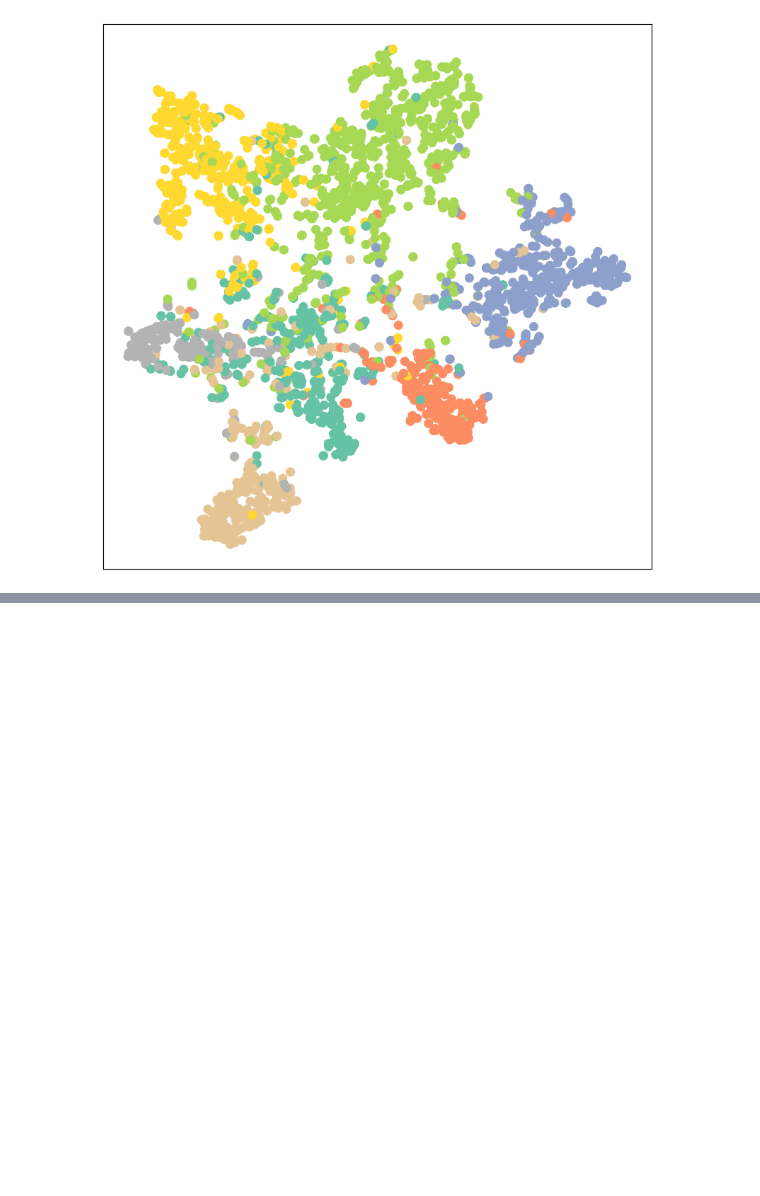
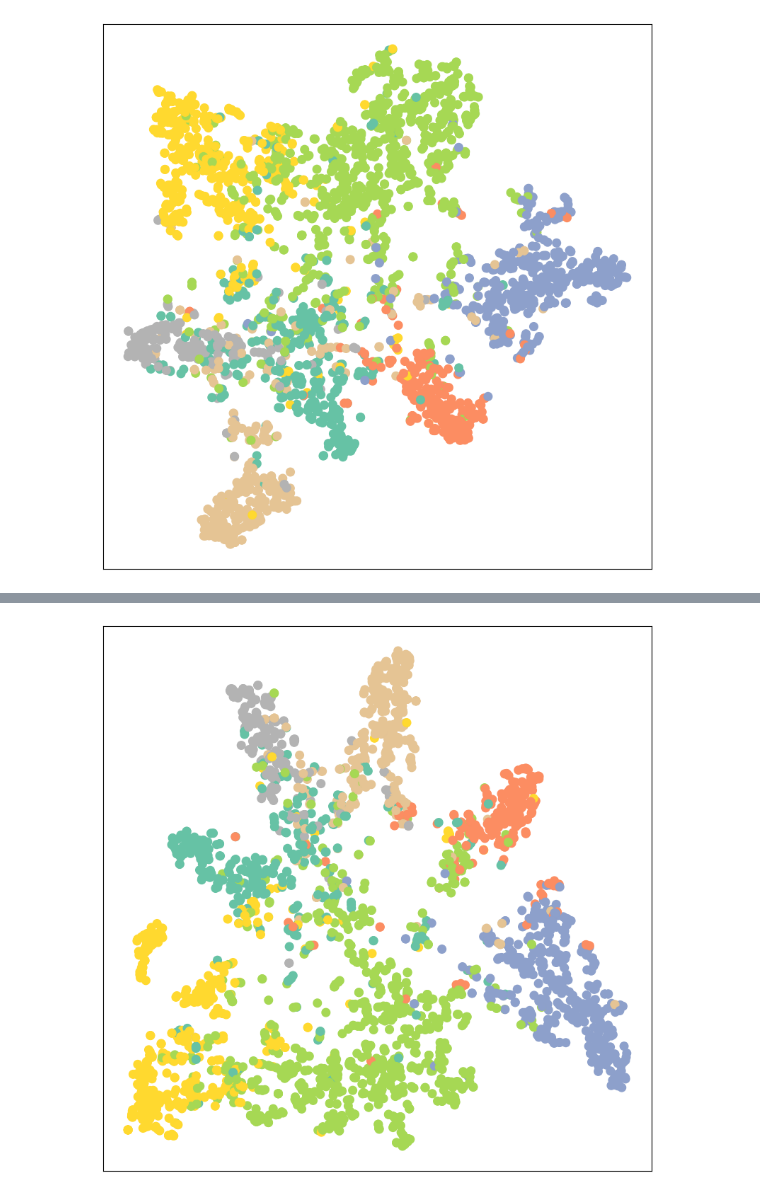
Before and after one commit to filipebcsilva/GCN-TUTORIAL, a Jupyter notebook: planetoid.ipynb, the cells around one changed output, grey strips where cells are left out. Cells and saved outputs as stored; diff of their text form; code cells hidden in the pictures; blank space fills up the shorter version.

```diff
--- a/planetoid.ipynb
+++ b/planetoid.ipynb
@@ -250,0 +289,37 @@ visualize(out, color=data.y)
+# %%
+import copy
+
+model_gat = GAT()
+
+criterion = torch.nn.CrossEntropyLoss()
+optimizer = torch.optim.Adam([
+    dict(params=model_gat.gat1.parameters(), weight_decay=5e-4),
+    dict(params=model_gat.gat2.parameters(), weight_decay=0)
+], lr=0.005)
+
+train_losses = []
+val_losses = []
+
+best_val_acc = 0.0
+best_weights = None
+best_epoch = 0
+
+for epoch in range(250):
+    loss , acc = train(model_gat, optimizer, criterion)
+
+    val_los, val_acc = evaluate(model_gat,criterion)
+
+    train_losses.append(loss)
+    val_losses.append(val_los)
+
+    if val_acc > best_val_acc:
+        best_val_acc = val_acc
+        best_weights = copy.deepcopy(model_gat.state_dict())
+        best_epoch = epoch
+
+    if epoch % 10 == 0:
+        print(f'Epoch {epoch:>3} | Loss: {loss:.2f} | ValLoss: {val_los:.2f} | Acc: {acc*100:.2f}%')
+
+
+model_gat.load_state_dict(best_weights)
+print(f'Best validation accuracy: {best_val_acc:.4f} at epoch {best_epoch}')
@@ -250,0 +361,7 @@ visualize(out, color=data.y)
+# %%
+model_gat.eval()
+
+out = model_gat(data.x, data.edge_index)
+visualize(out, color=data.y)
+# %% [output]
+[figure, added]
```
Also changed, not shown: parts of 12 cells of this notebook, 1 other file.
